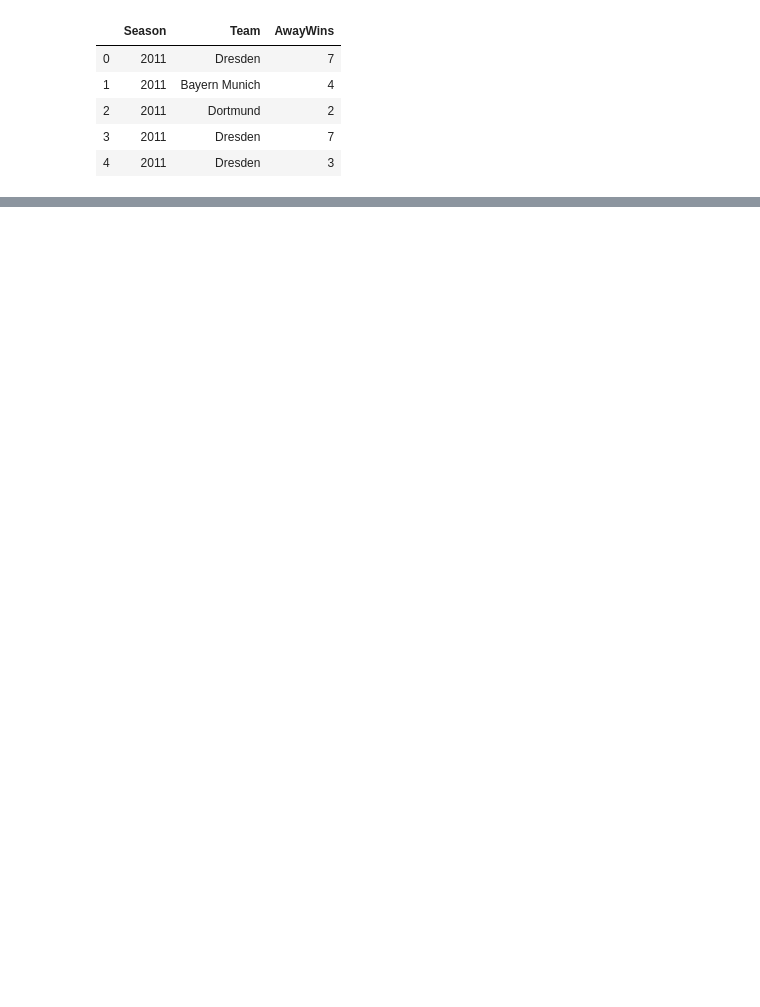
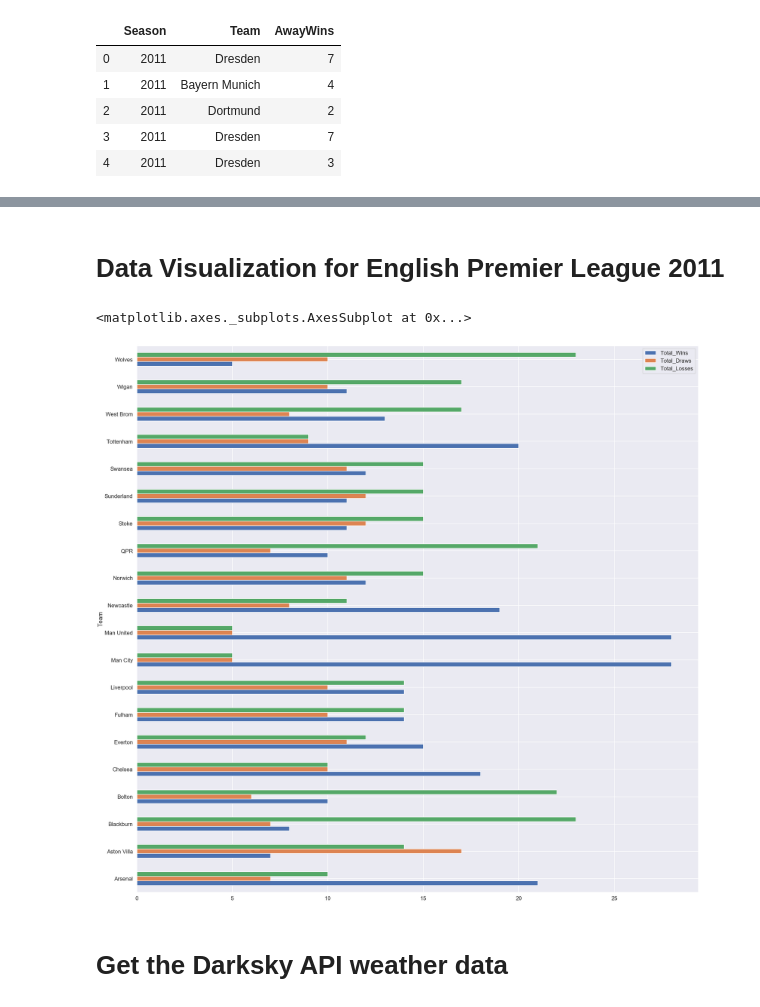
Before and after one commit to laurasuchomska/Football_Delphi_Project, a Jupyter notebook: Football_Delphi_Project.ipynb, the cells around one changed output, grey strips where cells are left out. Drawn from its saved outputs; the diff is of its cells as text; code cells hidden in the pictures; blank space fills up the shorter version.

```diff
--- a/Football_Delphi_Project.ipynb
+++ b/Football_Delphi_Project.ipynb
@@ -220,0 +370,10 @@ AwayWins_df.head()
+# %% [markdown]
+# Data Visualization for English Premier League 2011
+# %%
+english_pl_df = wins_losses_goals_df.loc[wins_losses_goals_df['League'] == 'EPL']
+english_pl_df.plot(kind='barh', x='Team', y=['Total_Wins', 'Total_Draws', 'Total_Losses'], figsize=(40,40))
+# %% [output]
+<matplotlib.axes._subplots.AxesSubplot at 0x...>
+[figure, added]
+# %% [markdown]
+# Get the Darksky API weather data
```
Also changed, not shown: parts of 36 cells of this notebook, 1 other file.
